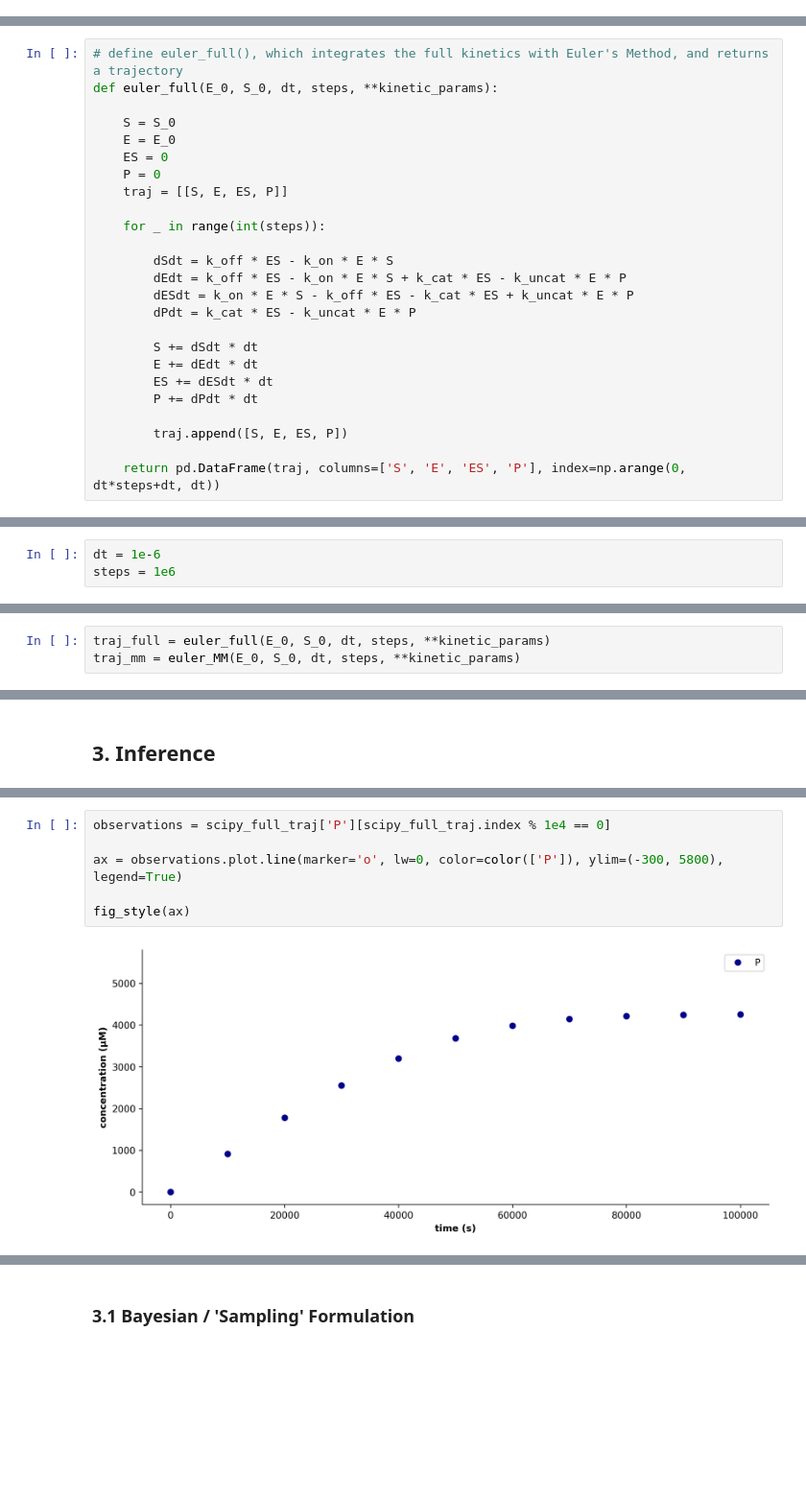
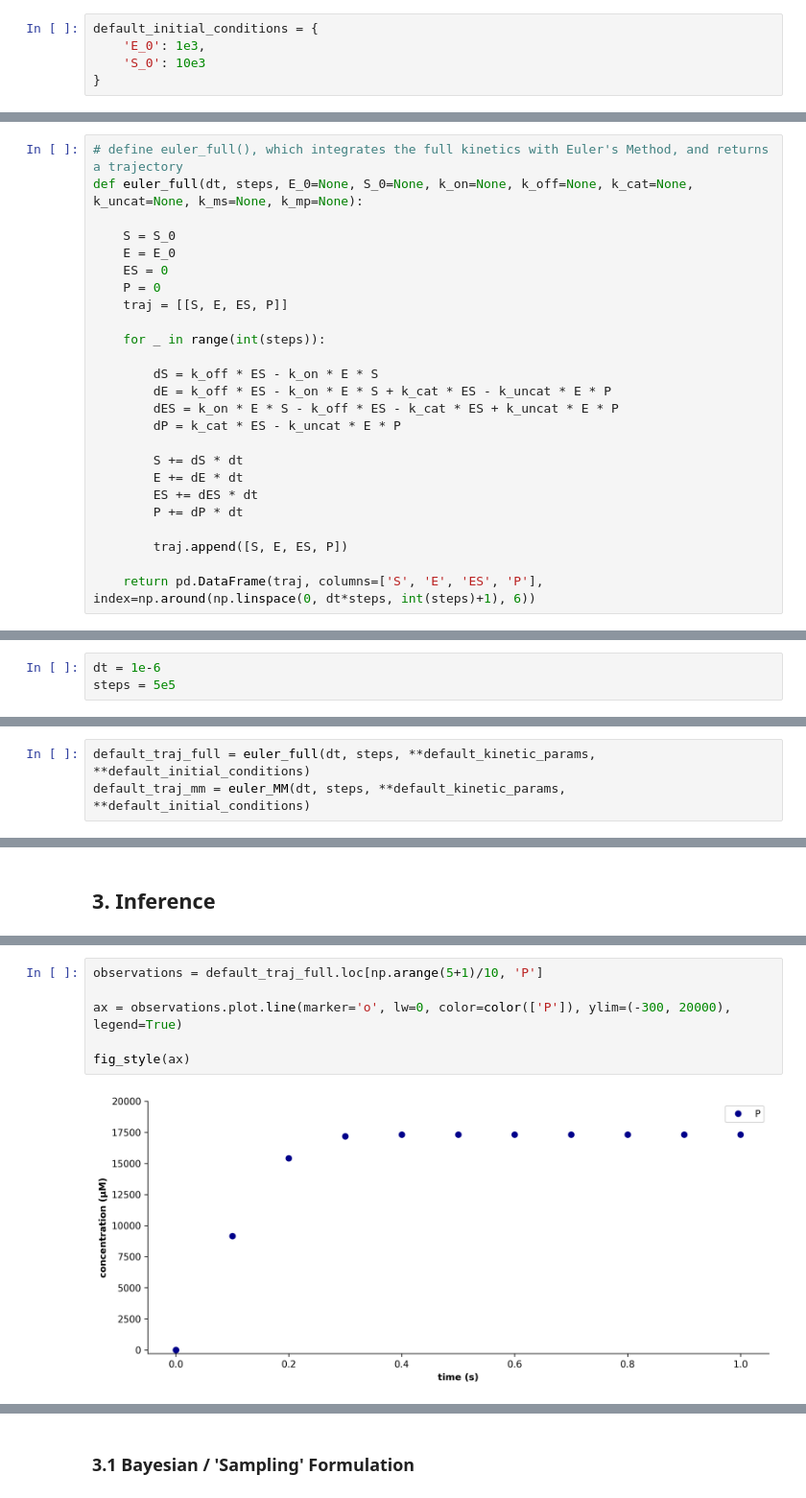
Before and after one commit to alexlenail/back_of_my_envelope, a Jupyter notebook: _notebooks/Enzyme-Kinetic-Parameter-Inference.ipynb, the cells around one changed output, grey strips where cells are left out. Shown at 96% size. Drawn from its saved outputs; the diff is of its cells as text; blank space fills up the shorter version.

```diff
--- a/_notebooks/Enzyme-Kinetic-Parameter-Inference.ipynb
+++ b/_notebooks/Enzyme-Kinetic-Parameter-Inference.ipynb
@@ -179 +183,6 @@ The QSSA reduces the system from 4 variables to 2. There are still 4 kinetic par
+# %%
+default_initial_conditions = {
+    'E_0': 1e3,
+    'S_0': 10e3
+}
 # %% [markdown]
@@ -202,7 +211,7 @@ kinetic_params = {'k_on':k_on, 'k_off':k_off, 'k_cat':k_cat, 'k_uncat':k_uncat,
 There are a variety of numerical methods to integrate systems of differential equations. The most straightforward is [Euler's method](https://en.wikipedia.org/wiki/Euler_method), which we've written down explicitly for this system below:
 # %%
 # define euler_full(), which integrates the full kinetics with Euler's Method, and returns a trajectory
-def euler_full(E_0, S_0, dt, steps, **kinetic_params):
+def euler_full(dt, steps, E_0=None, S_0=None, k_on=None, k_off=None, k_cat=None, k_uncat=None, k_ms=None, k_mp=None):
 
     S = S_0
     E = E_0
@@ -212,19 +221,19 @@ def euler_full(E_0, S_0, dt, steps, **kinetic_params):
 
     for _ in range(int(steps)):
 
-        dSdt = k_off * ES - k_on * E * S
-        dEdt = k_off * ES - k_on * E * S + k_cat * ES - k_uncat * E * P
-        dESdt = k_on * E * S - k_off * ES - k_cat * ES + k_uncat * E * P
-        dPdt = k_cat * ES - k_uncat * E * P
+        dS = k_off * ES - k_on * E * S
+        dE = k_off * ES - k_on * E * S + k_cat * ES - k_uncat * E * P
+        dES = k_on * E * S - k_off * ES - k_cat * ES + k_uncat * E * P
+        dP = k_cat * ES - k_uncat * E * P
 
-        S += dSdt * dt
-        E += dEdt * dt
-        ES += dESdt * dt
-        P += dPdt * dt
+        S += dS * dt
+        E += dE * dt
+        ES += dES * dt
+        P += dP * dt
 
         traj.append([S, E, ES, P])
 
-    return pd.DataFrame(traj, columns=['S', 'E', 'ES', 'P'], index=np.arange(0, dt*steps+dt, dt))
+    return pd.DataFrame(traj, columns=['S', 'E', 'ES', 'P'], index=np.around(np.linspace(0, dt*steps, int(steps)+1), 6))
 # %% [markdown]
 We'll also write down Euler's method for the Michaelis-Menten/Briggs-Haldane kinetics
 # %%
@@ -262,11 +261,11 @@ We also need to set the step size for our numerical integration, and the number
 # %%
 dt = 1e-6
-steps = 1e6
+steps = 5e5
 # %% [markdown]
 Now we can integrate the reaction kinetics, and plot the trajectory. We'll overlay the Michaelis-Menten/Briggs-Haldane kinetics with dotted lines on top of the full kinetics (solid).
 # %%
-traj_full = euler_full(E_0, S_0, dt, steps, **kinetic_params)
-traj_mm = euler_MM(E_0, S_0, dt, steps, **kinetic_params)
+default_traj_full = euler_full(dt, steps, **default_kinetic_params, **default_initial_conditions)
+default_traj_mm = euler_MM(dt, steps, **default_kinetic_params, **default_initial_conditions)
 # %%
 #collapse
 # figure styles
@@ -525,8 +459,8 @@ f'our naïve code takes {round(euler_time, 2)}s, whereas the optimized scipy cod
 # %%
-observations = scipy_full_traj['P'][scipy_full_traj.index % 1e4 == 0]
+observations = default_traj_full.loc[np.arange(5+1)/10, 'P']
 
-ax = observations.plot.line(marker='o', lw=0, color=color(['P']), ylim=(-300, 5800), legend=True)
+ax = observations.plot.line(marker='o', lw=0, color=color(['P']), ylim=(-300, 20000), legend=True)
 
 fig_style(ax)
 # %% [output]
-[figure, old version]
+[figure, new version]
```
Also changed, not shown: parts of 47 cells of this notebook, 1 other file.
